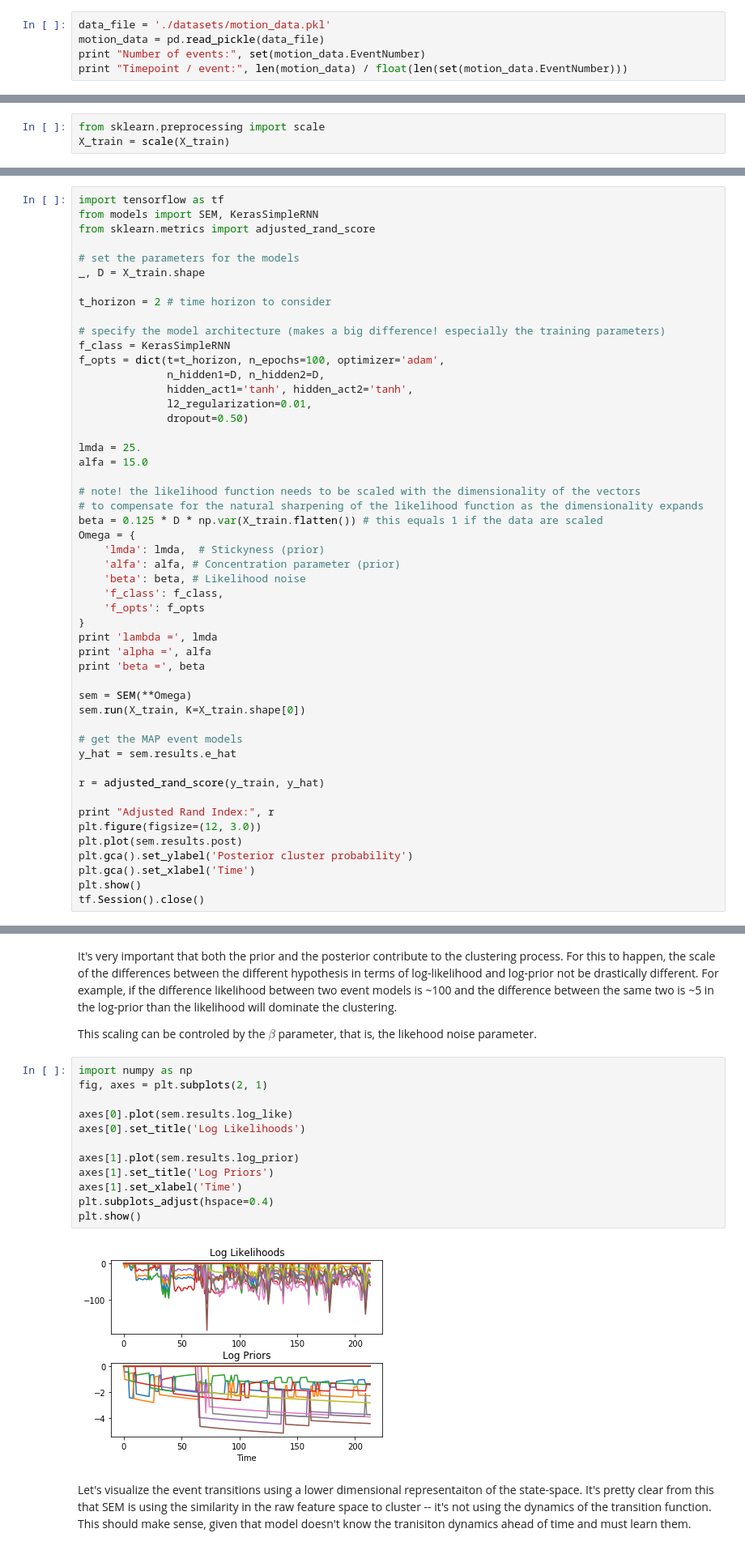
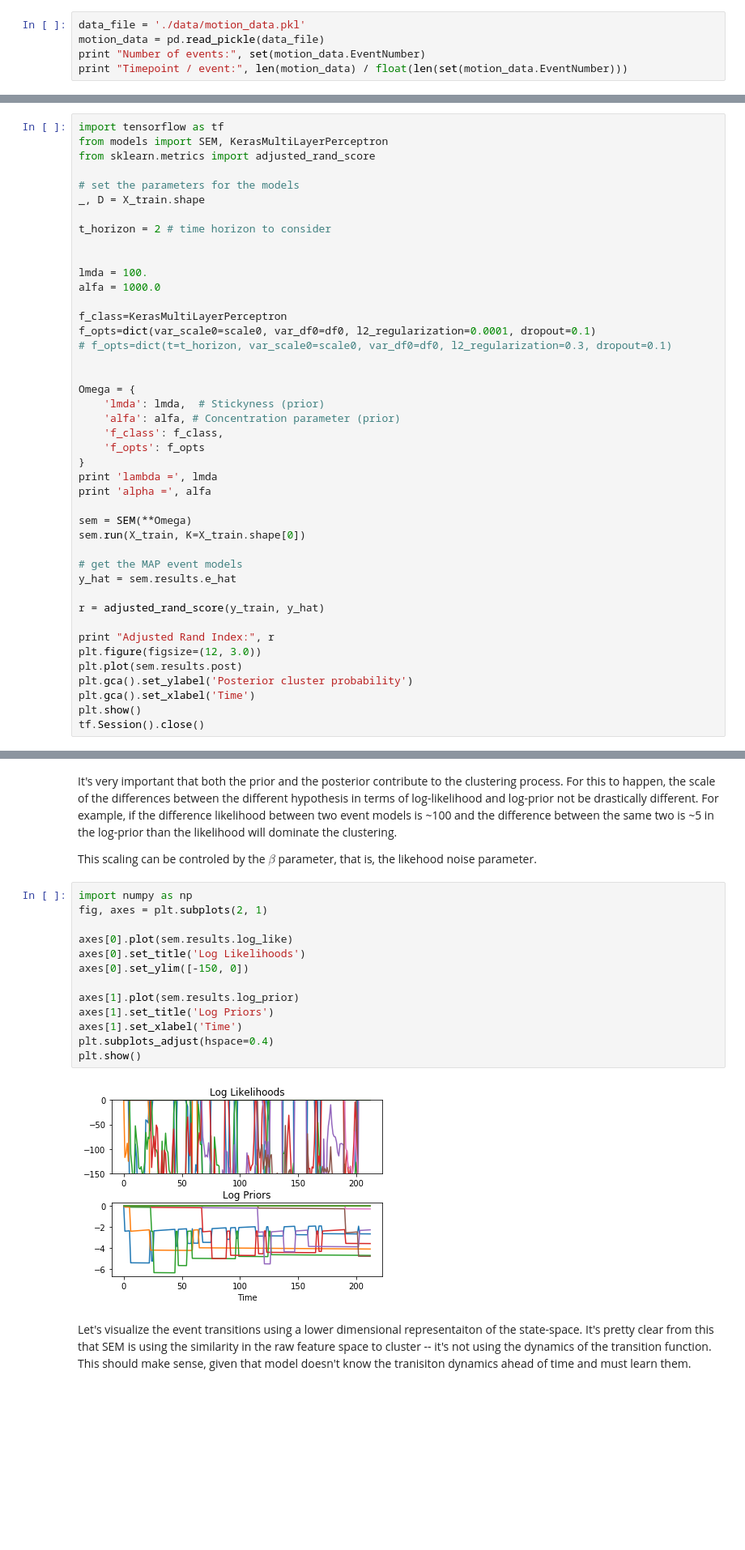
Before and after one commit to nicktfranklin/SEM_paper_simulations, a Jupyter notebook: Demo - Motion Capture Data.ipynb, the cells around one changed output, grey strips where cells are left out. Shown at 81% size. Cells and saved outputs as stored; diff of their text form; blank space fills up the shorter version.

```diff
--- a/Demo - Motion Capture Data.ipynb
+++ b/Demo - Motion Capture Data.ipynb
@@ -10,7 +10,7 @@ import seaborn as sns
 import pandas as pd
 import matplotlib.pyplot as plt
 # %%
-data_file = './datasets/motion_data.pkl'
+data_file = './data/motion_data.pkl'
 motion_data = pd.read_pickle(data_file)
 print "Number of events:", set(motion_data.EventNumber)
 print "Timepoint / event:", len(motion_data) / float(len(set(motion_data.EventNumber)))
@@ -103,6 +103,3 @@ from opt.utils import generate_random_events
 X_train, y_train = generate_random_events(20, data_file=data_file)
 # %% [output]
 Using TensorFlow backend.
-# %%
-from sklearn.preprocessing import scale
-X_train = scale(X_train)
@@ -127,6 +144,6 @@ where $\beta_0$ is a free parameter and $\sigma_{\text{norm}}$ is the variance o
 # %%
 import tensorflow as tf
-from models import SEM, KerasSimpleRNN
+from models import SEM, KerasMultiLayerPerceptron
 from sklearn.metrics import adjusted_rand_score
 
 # set the parameters for the models
@@ -134,30 +151,23 @@ _, D = X_train.shape
 
 t_horizon = 2 # time horizon to consider
 
-# specify the model architecture (makes a big difference! especially the training parameters)
-f_class = KerasSimpleRNN
-f_opts = dict(t=t_horizon, n_epochs=100, optimizer='adam',
-              n_hidden1=D, n_hidden2=D,
-              hidden_act1='tanh', hidden_act2='tanh',
-              l2_regularization=0.01,
-              dropout=0.50)
 
-lmda = 25.
-alfa = 15.0
+lmda = 100.
+alfa = 1000.0
 
-# note! the likelihood function needs to be scaled with the dimensionality of the vectors
-# to compensate for the natural sharpening of the likelihood function as the dimensionality expands
-beta = 0.125 * D * np.var(X_train.flatten()) # this equals 1 if the data are scaled
+f_class=KerasMultiLayerPerceptron
+f_opts=dict(var_scale0=scale0, var_df0=df0, l2_regularization=0.0001, dropout=0.1)
+# f_opts=dict(t=t_horizon, var_scale0=scale0, var_df0=df0, l2_regularization=0.3, dropout=0.1)
+
+
 Omega = {
     'lmda': lmda,  # Stickyness (prior)
     'alfa': alfa, # Concentration parameter (prior)
-    'beta': beta, # Likelihood noise
     'f_class': f_class,
     'f_opts': f_opts
 }
 print 'lambda =', lmda
 print 'alpha =', alfa
-print 'beta =', beta
 
 sem = SEM(**Omega)
 sem.run(X_train, K=X_train.shape[0])
@@ -214,17 +220,18 @@ This scaling can be controled by the $\beta$ parameter, that is, the likehood no
 # %%
 import numpy as np
 fig, axes = plt.subplots(2, 1)
 
 axes[0].plot(sem.results.log_like)
 axes[0].set_title('Log Likelihoods')
+axes[0].set_ylim([-150, 0])
 
 axes[1].plot(sem.results.log_prior)
 axes[1].set_title('Log Priors')
 axes[1].set_xlabel('Time')
 plt.subplots_adjust(hspace=0.4)
 plt.show()
 # %% [output]
-[figure, old version]
+[figure, new version]
 # %% [markdown]
 Let's visualize the event transitions using a lower dimensional representaiton of the state-space. It's pretty clear from this that SEM is using the similarity in the raw feature space to cluster -- it's not using the dynamics of the transition function. This should make sense, given that model doesn't know the tranisiton dynamics ahead of time and must learn them.
 # %%
```
Also changed, not shown: parts of 16 cells of this notebook, 20 other files.
